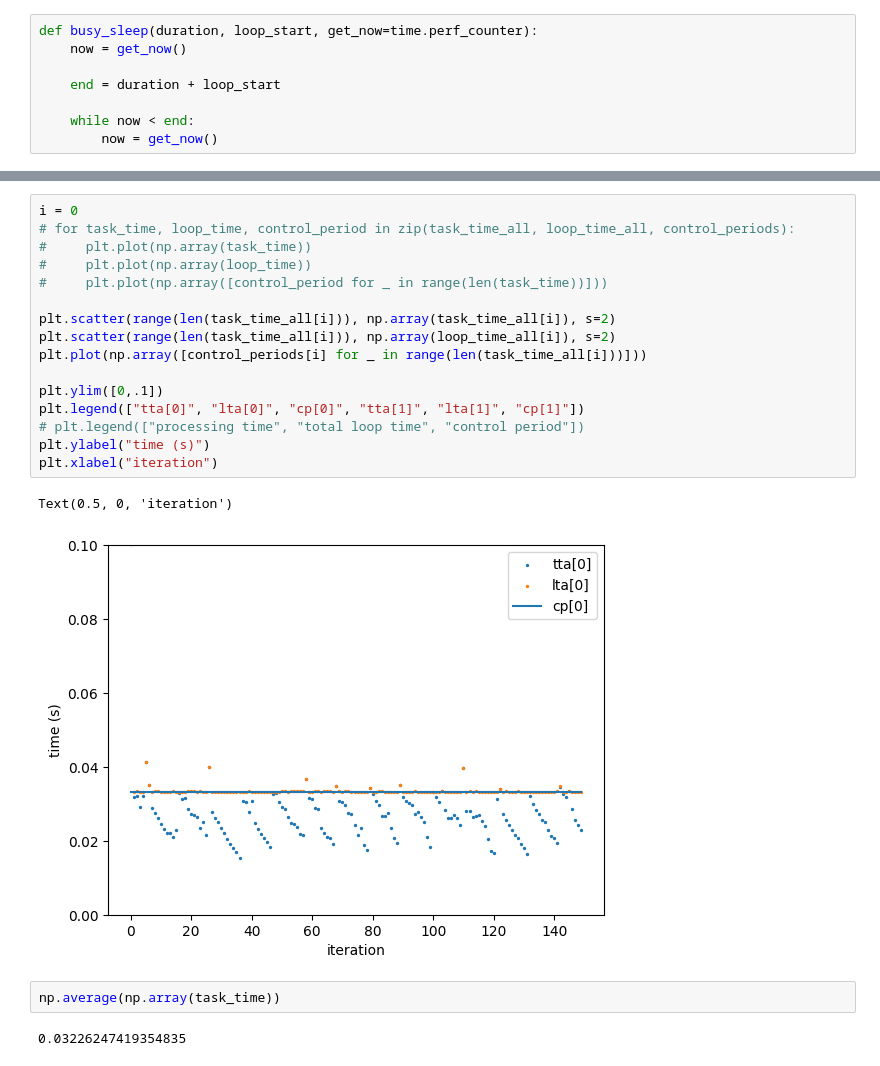
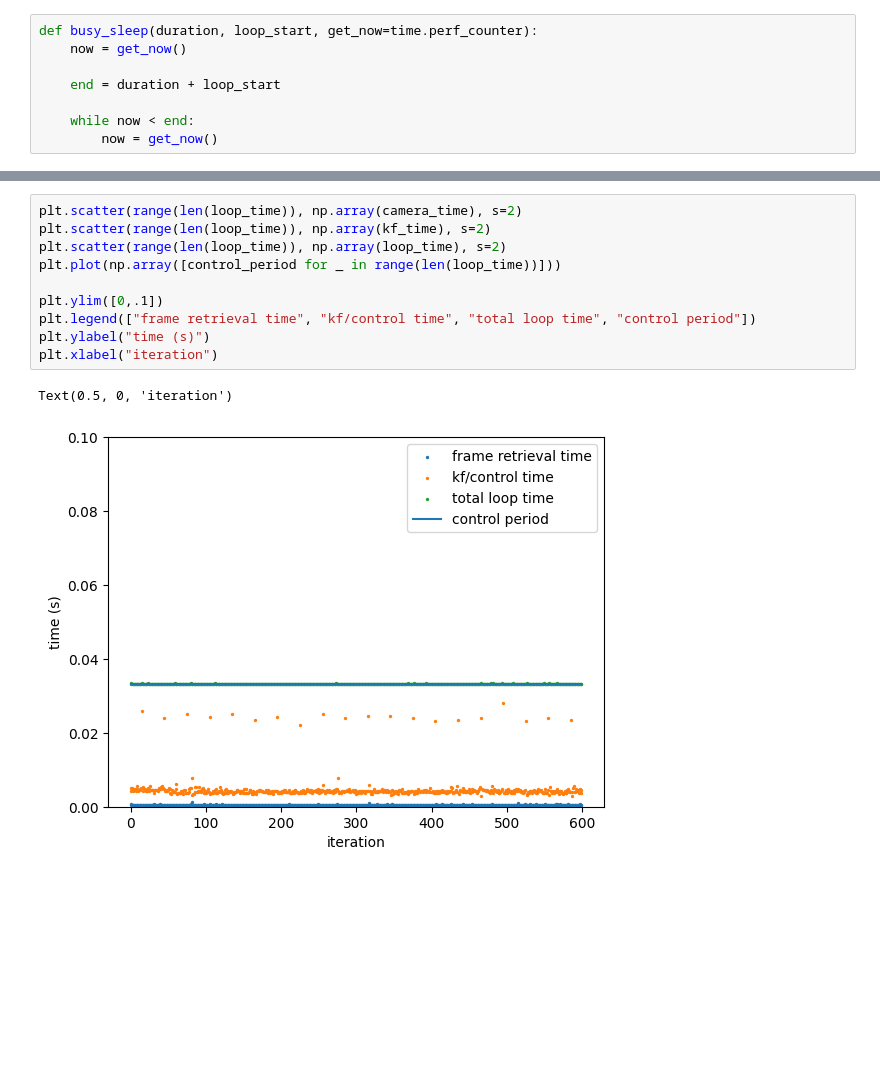
Before and after one commit to Rexlab-cartpole/Controller, a Jupyter notebook: PixelMPC.ipynb, the cells around one changed output, grey strips where cells are left out. Drawn from its saved outputs; the diff is of its cells as text; blank space fills up the shorter version.

```diff
--- a/PixelMPC.ipynb
+++ b/PixelMPC.ipynb
@@ -111,23 +341,13 @@ cv2.destroyAllWindows()
-# %%
-i = 0
-# for task_time, loop_time, control_period in zip(task_time_all, loop_time_all, control_periods):
-#     plt.plot(np.array(task_time))
-#     plt.plot(np.array(loop_time))
-#     plt.plot(np.array([control_period for _ in range(len(task_time))]))
-
-plt.scatter(range(len(task_time_all[i])), np.array(task_time_all[i]), s=2)
-plt.scatter(range(len(task_time_all[i])), np.array(loop_time_all[i]), s=2)
-plt.plot(np.array([control_periods[i] for _ in range(len(task_time_all[i]))]))
-
-plt.ylim([0,.1])
-plt.legend(["tta[0]", "lta[0]", "cp[0]", "tta[1]", "lta[1]", "cp[1]"])
-# plt.legend(["processing time", "total loop time", "control period"])
-plt.ylabel("time (s)")
-plt.xlabel("iteration")
-# %% [output]
-Text(0.5, 0, 'iteration')
-[figure, removed]
-# %%
-np.average(np.array(task_time))
-# %% [output]
-0.03226247419354835
+# %%
+plt.scatter(range(len(loop_time)), np.array(camera_time), s=2)
+plt.scatter(range(len(loop_time)), np.array(kf_time), s=2)
+plt.scatter(range(len(loop_time)), np.array(loop_time), s=2)
+plt.plot(np.array([control_period for _ in range(len(loop_time))]))
+
+plt.ylim([0,.1])
+plt.legend(["frame retrieval time", "kf/control time", "total loop time", "control period"])
+plt.ylabel("time (s)")
+plt.xlabel("iteration")
+# %% [output]
+Text(0.5, 0, 'iteration')
+[figure, added]
```
Also changed, not shown: parts of 18 cells of this notebook, 15 other files.
